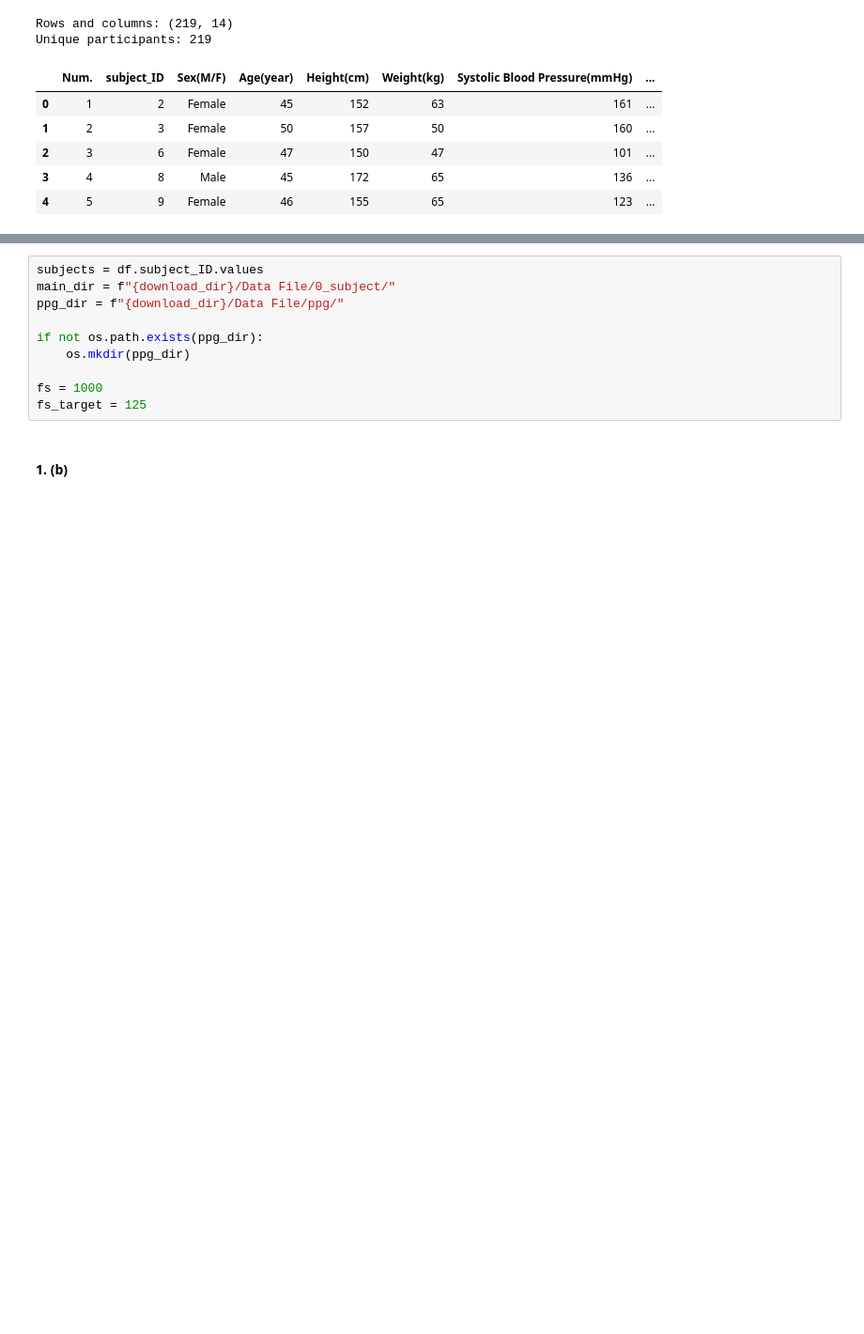
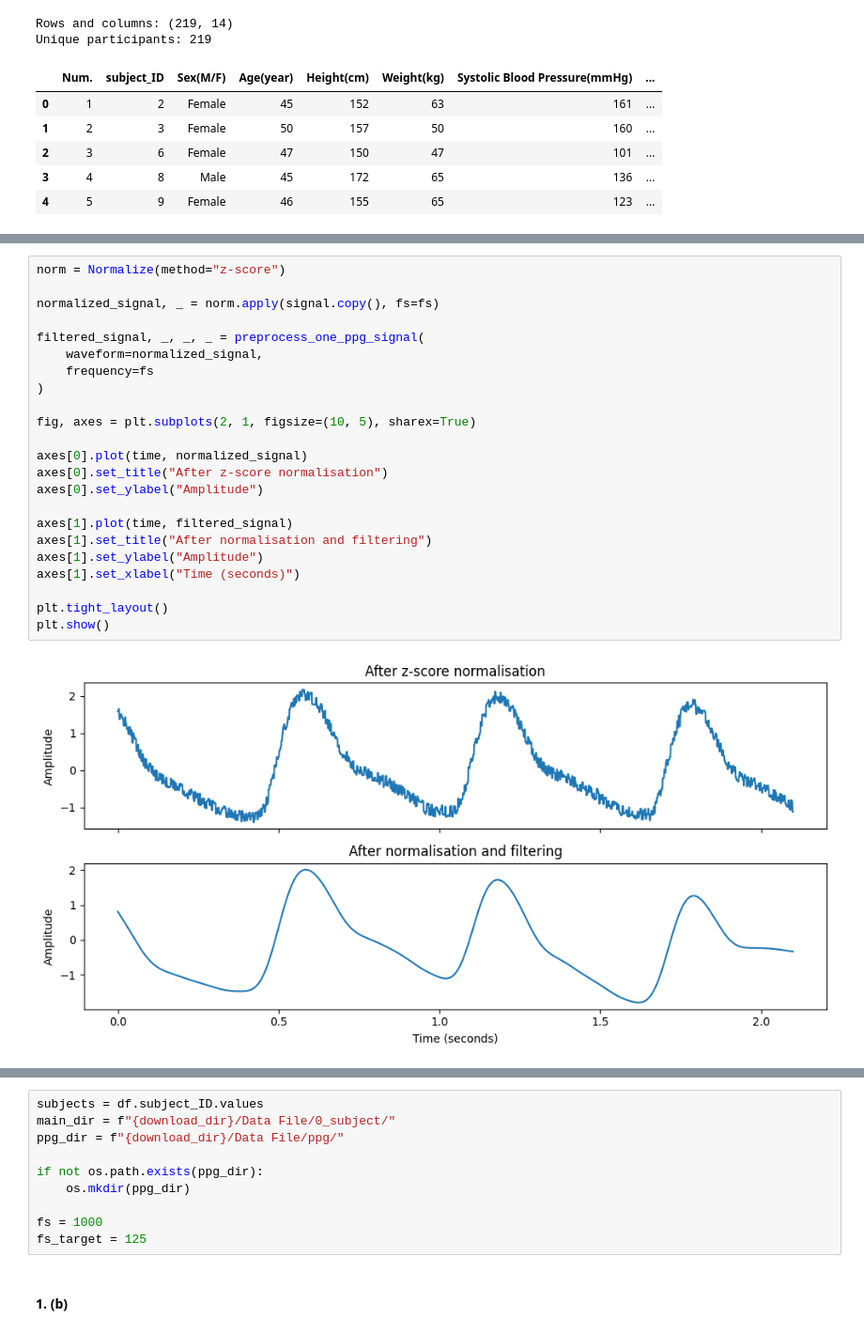
Before and after one commit to KHejralova/papagei-reproduction, a Jupyter notebook: 01_ppgbp_reprod.ipynb, the cells around one changed output, grey strips where cells are left out. Shown at 94% size. Drawn from its saved outputs; the diff is of its cells as text; blank space fills up the shorter version.

```diff
--- a/01_ppgbp_reprod.ipynb
+++ b/01_ppgbp_reprod.ipynb
@@ -178,0 +168,25 @@ AttributeError: 'RcParams' object has no attribute '_get'
+# %%
+norm = Normalize(method="z-score")
+
+normalized_signal, _ = norm.apply(signal.copy(), fs=fs)
+
+filtered_signal, _, _, _ = preprocess_one_ppg_signal(
+    waveform=normalized_signal,
+    frequency=fs
+)
+
+fig, axes = plt.subplots(2, 1, figsize=(10, 5), sharex=True)
+
+axes[0].plot(time, normalized_signal)
+axes[0].set_title("After z-score normalisation")
+axes[0].set_ylabel("Amplitude")
+
+axes[1].plot(time, filtered_signal)
+axes[1].set_title("After normalisation and filtering")
+axes[1].set_ylabel("Amplitude")
+axes[1].set_xlabel("Time (seconds)")
+
+plt.tight_layout()
+plt.show()
+# %% [output]
+[figure, added]
```
Also changed, not shown: parts of 81 cells of this notebook, 22 other files.
